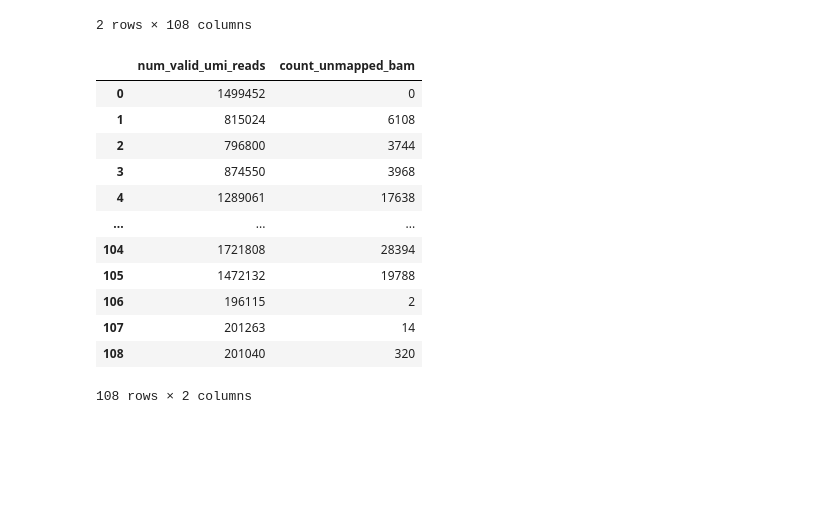
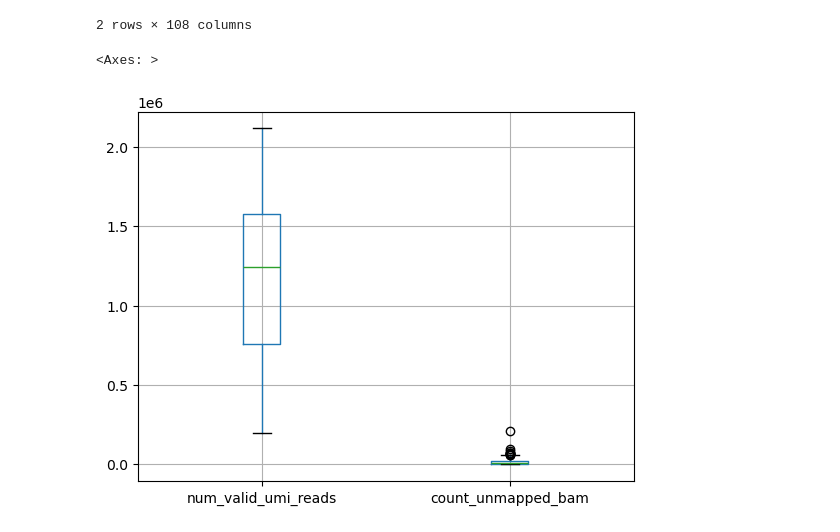
Before and after one commit to hieunguyen4193/ampliconSeq_UMI, a Jupyter notebook: data_analysis/03_check_reads_after_UMI_processing.ipynb, the cells around one changed output. Cells and saved outputs as stored; diff of their text form; code cells hidden in the pictures; blank space fills up the shorter version.

```diff
--- a/data_analysis/03_check_reads_after_UMI_processing.ipynb
+++ b/data_analysis/03_check_reads_after_UMI_processing.ipynb
@@ -165,18 +165,7 @@ plotdf
 | count_final_cov | 0 | 13 | 13 | 13 | ... |
 2 rows × 108 columns
 # %%
-samplesheet[["num_valid_umi_reads", "count_unmapped_bam"]]
+samplesheet[["num_valid_umi_reads", "count_unmapped_bam"]].boxplot()
 # %% [output]
-|  | num_valid_umi_reads | count_unmapped_bam |
-| 0 | 1499452 | 0 |
-| 1 | 815024 | 6108 |
-| 2 | 796800 | 3744 |
-| 3 | 874550 | 3968 |
-| 4 | 1289061 | 17638 |
-| ... | ... | ... |
-| 104 | 1721808 | 28394 |
-| 105 | 1472132 | 19788 |
-| 106 | 196115 | 2 |
-| 107 | 201263 | 14 |
-| 108 | 201040 | 320 |
-108 rows × 2 columns
+<Axes: >
+[figure, added]
```
Also changed, not shown: 7 other files.
